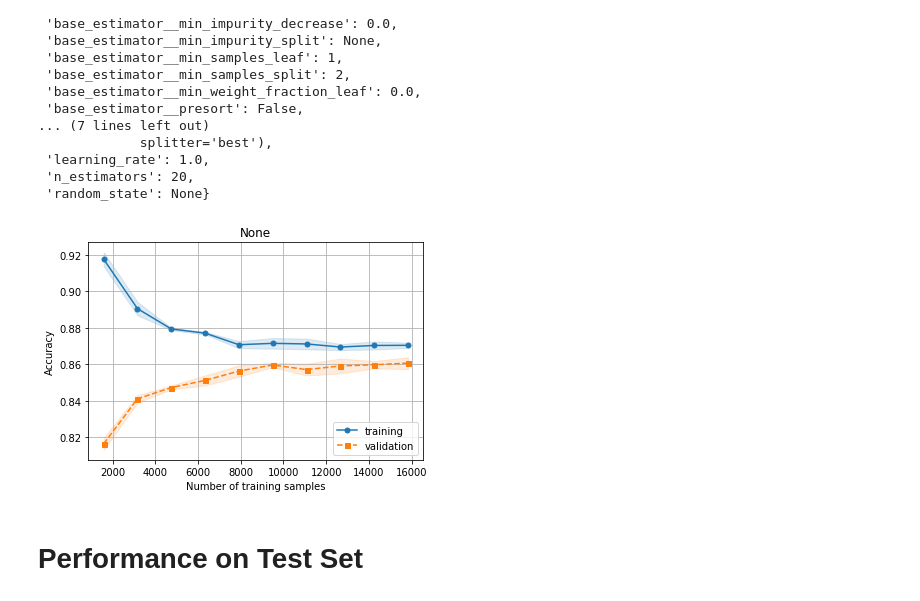
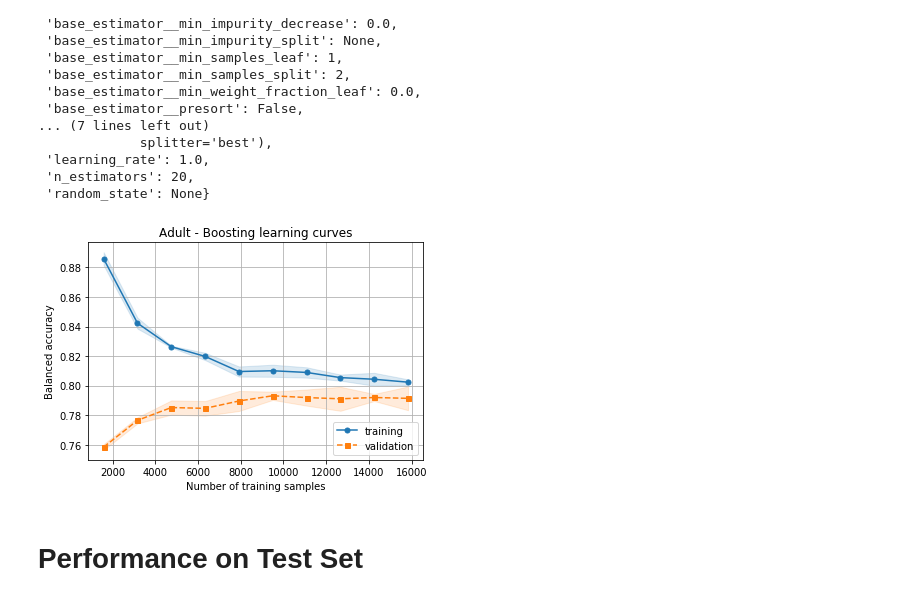
Before and after one commit to haniahhaq/CS7641-assignment-1, a Jupyter notebook: nb_adult_bb.ipynb, the cells around one changed output. Saved outputs shown, nothing was run; the diff lists cells and outputs as text; code cells hidden in the pictures.

Commit message:
Update Adult learning curves for balanced accuracy

```diff
--- a/nb_adult_bb.ipynb
+++ b/nb_adult_bb.ipynb
@@ -368,9 +371,9 @@ clf.get_params()
  'n_estimators': 20,
  'random_state': None}
 # %%
-train_sizes, train_mean, train_std, test_mean, test_std = gen_and_plot_learning_curve(clf, X_train_scaled, y_train, ylim=None, cv=4, n_jobs=-1, ylabel='Balanced accuracy', title='Adult - Boosting learning curves')
+train_sizes, train_mean, train_std, test_mean, test_std = gen_and_plot_learning_curve(clf, X_train_scaled, y_train, ylim=None, cv=4, n_jobs=-1, scoring=balanced_accuracy_scorer, ylabel='Balanced accuracy', title='Adult - Boosting learning curves')
 # %% [output]
-[figure, old version]
+[figure, new version]
 # %% [markdown]
 # Performance on Test Set
 # %%
```
Also changed, not shown: parts of 2 cells of this notebook, 8 other files.
